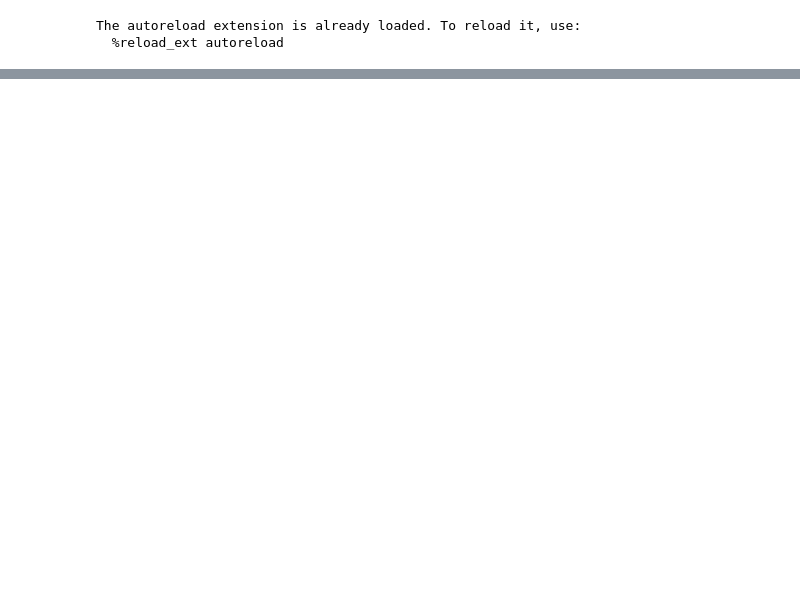
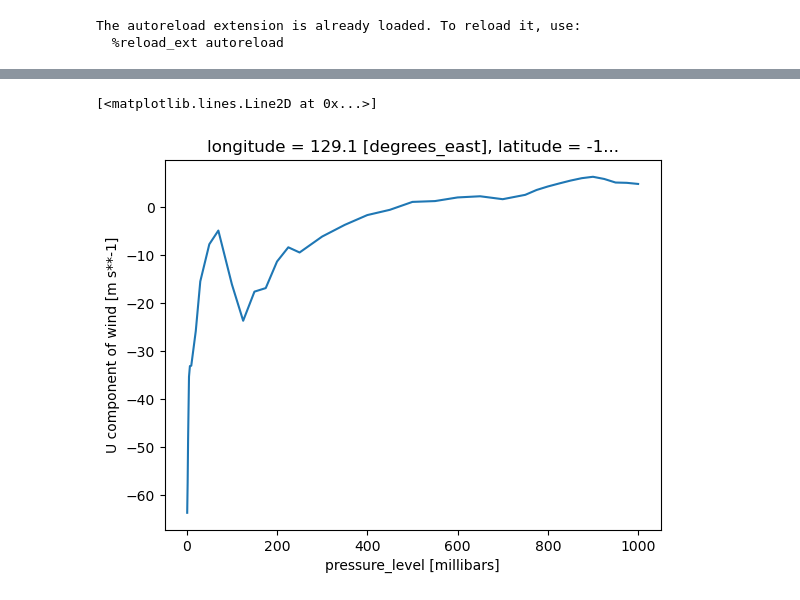
Before and after one commit to THUNER-project/THUNER, a Jupyter notebook: thor/data/input.ipynb, the cells around one changed output, grey strips where cells are left out. Saved outputs shown, nothing was run; the diff lists cells and outputs as text; code cells hidden in the pictures; blank space fills up the shorter version.

Commit message:
Progress on ERA5 downloading and conversion

```diff
--- a/thor/data/input.ipynb
+++ b/thor/data/input.ipynb
@@ -311,0 +17,17 @@ Attributes:
+# %%
+data_options = era5.create_options(
+    download_dir="/home/ewan/Documents/turbulence_postdoc/era5"
+)
+grid_options = grid.create_options(
+    start_latitude=-14,
+    end_latitude=-10,
+    start_longitude=129,
+    end_longitude=133,
+)
+print(data_options)
+print(grid_options)
+era5.check_options(data_options)
+urls, times = era5.generate_era5_urls(data_options)
+cds_name, requests, local_paths = era5.generate_cdsapi_requests(
+    data_options, grid_options
+)
@@ -311,0 +59,8 @@ Attributes:
+# %%
+ds = xr.open_mfdataset([local_paths['u'][0], local_paths['v'][0], local_paths['z'][0]], chunks={})
+# %%
+test = ds.interp(longitude=129.1244443, latitude=-11.43445, time=np.datetime64('2005-02-01T00:40:00'), method='linear')
+test.load()['u'].plot()
+# %% [output]
+[<matplotlib.lines.Line2D at 0x...>]
+[figure, added]
```
Also changed, not shown: parts of 32 cells of this notebook, 2 other files.
